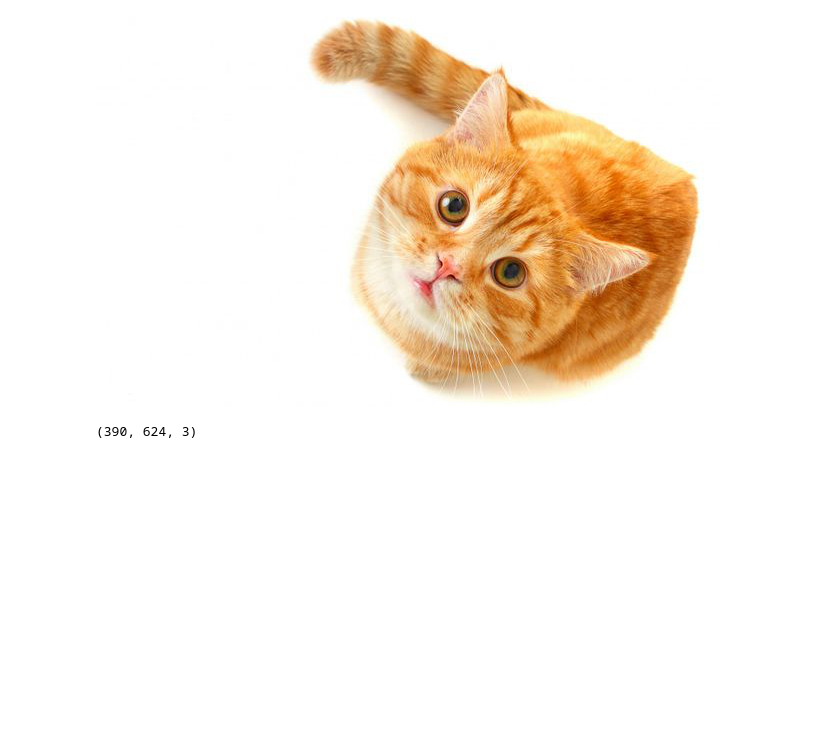
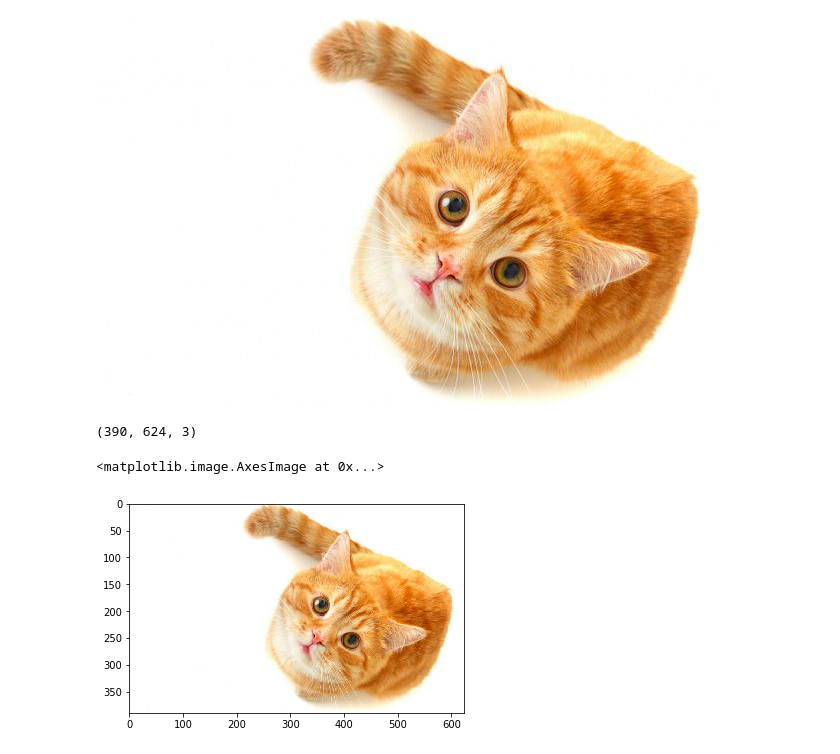
Before and after one commit to JeffLabonte/Computer_Vision_Course_Example, a Jupyter notebook: numpy_examples/image_processing.ipynb, the cells around one changed output. Drawn from its saved outputs; the diff is of its cells as text; code cells hidden in the pictures; blank space fills up the shorter version.

Commit message:
Make some image processing

```diff
--- a/numpy_examples/image_processing.ipynb
+++ b/numpy_examples/image_processing.ipynb
@@ -16,3 +16,8 @@ pic_arr
 pic_arr.shape
 # %% [output]
 (390, 624, 3)
+# %%
+plt.imshow(pic_arr)
+# %% [output]
+<matplotlib.image.AxesImage at 0x...>
+[figure, added]
```
Also changed, not shown: parts of 3 cells of this notebook.
